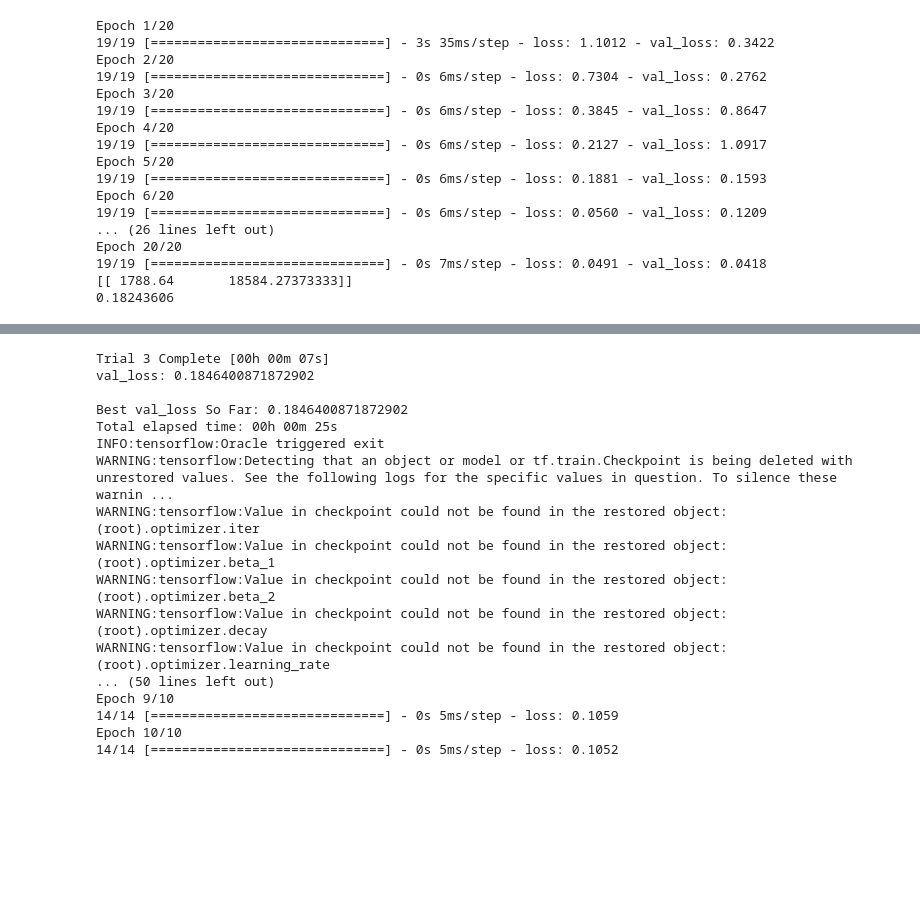
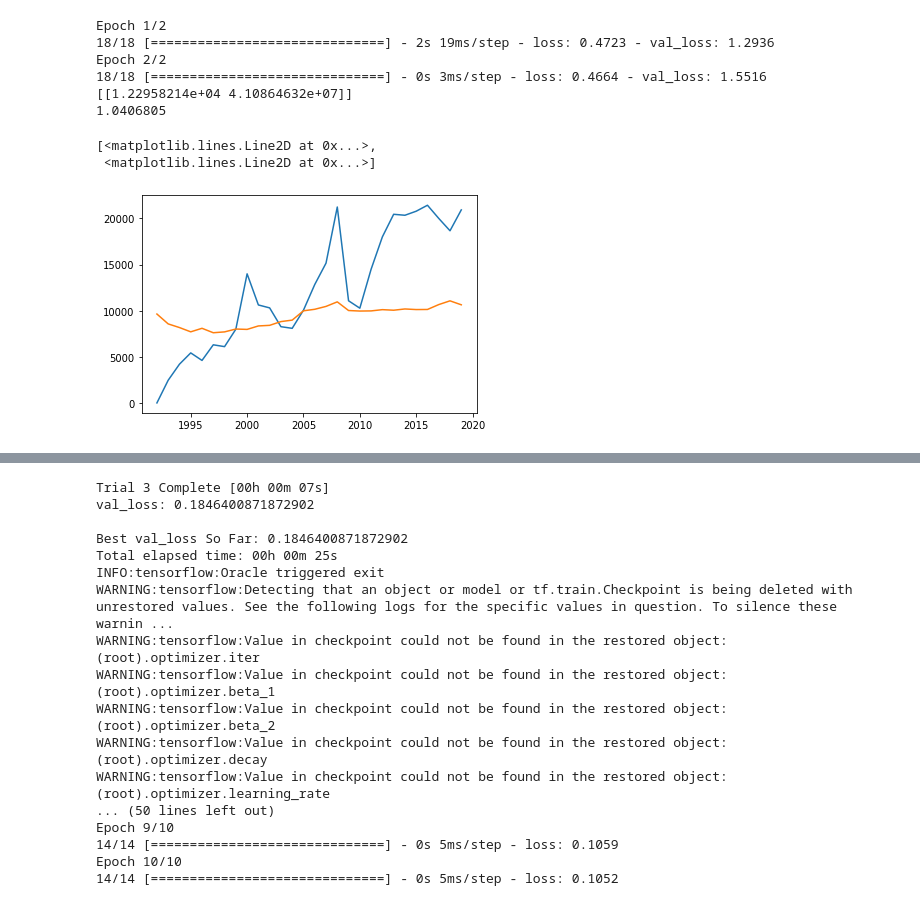
Before and after one commit to IsaacJohnEvans/EV_affect_on_emissions, a Jupyter notebook: pred.ipynb, the cells around one changed output, grey strips where cells are left out. Cells and saved outputs as stored; diff of their text form; code cells hidden in the pictures; blank space fills up the shorter version.

```diff
--- a/pred.ipynb
+++ b/pred.ipynb
@@ -151,22 +154,30 @@ UK_veh_X = UK_veh_df.to_numpy(dtype=np.float64)
 US_veh_X, US_veh_y = np.split(US_veh_df.to_numpy(dtype=np.float64), [8], 1)
 # %%
-y, y_pred = run_model(US_em_X[:, :15], US_em_y, data_memory, epochs, batch_size, model_des, plot_pred_bool, plot_range, print_summary)
+y, y_pred = run_model(US_veh_X, US_veh_y, data_memory, epochs, batch_size, model_des, plot_pred_bool, plot_range, print_summary)
 # %% [output]
-Epoch 1/20
-19/19 [==============================] - 3s 35ms/step - loss: 1.1012 - val_loss: 0.3422
-Epoch 2/20
-19/19 [==============================] - 0s 6ms/step - loss: 0.7304 - val_loss: 0.2762
-Epoch 3/20
-19/19 [==============================] - 0s 6ms/step - loss: 0.3845 - val_loss: 0.8647
-Epoch 4/20
-19/19 [==============================] - 0s 6ms/step - loss: 0.2127 - val_loss: 1.0917
-Epoch 5/20
-19/19 [==============================] - 0s 6ms/step - loss: 0.1881 - val_loss: 0.1593
-Epoch 6/20
-19/19 [==============================] - 0s 6ms/step - loss: 0.0560 - val_loss: 0.1209
-... (26 lines left out)
-Epoch 20/20
-19/19 [==============================] - 0s 7ms/step - loss: 0.0491 - val_loss: 0.0418
-[[ 1788.64       18584.27373333]]
-0.18243606
+Epoch 1/2
+18/18 [==============================] - 2s 19ms/step - loss: 0.4723 - val_loss: 1.2936
+Epoch 2/2
+18/18 [==============================] - 0s 3ms/step - loss: 0.4664 - val_loss: 1.5516
+[[1.22958214e+04 4.10864632e+07]]
+1.0406805
+# %%
+EU_em_X, EU_em_y = np.split(EU_em_df.to_numpy(), [11], 1)
+UK_em_X, UK_em_y = np.split(UK_em_df.to_numpy(dtype=np.float64), [13], 1)
+US_em_X, US_em_y, a = np.split(US_em_df.to_numpy(dtype=np.float64), [45,46], 1)
+EU_veh_X = EU_veh_df.to_numpy()
+EU_veh_y = np.roll(np.sum(EU_veh_X[:, 1:3], axis =1), time_step)
+EU_veh_y[:time_step] = 0
+EU_veh_y = np.array([EU_veh_y]).transpose()
+UK_veh_X = UK_veh_df.to_numpy(dtype=np.float64)
+UK_veh_X = UK_veh_df.to_numpy(dtype=np.float64)
+UK_veh_y = np.array([np.sum(UK_veh_X[:, 3:7], axis = 1)]).transpose()
+US_veh_X, US_veh_y = np.split(US_veh_df.to_numpy(dtype=np.float64), [8], 1)
+t = np.linspace(1992, 2019, 28)
+plt.plot(t, US_veh_y[:, 0], t, y_pred)
+#plot_pred(UK_veh_y[:, 0], y_pred, plot_range)
+# %% [output]
+[<matplotlib.lines.Line2D at 0x...>,
+ <matplotlib.lines.Line2D at 0x...>]
+[figure, added]
 # %%
```
Also changed, not shown: parts of 6 cells of this notebook, 2 other files.
